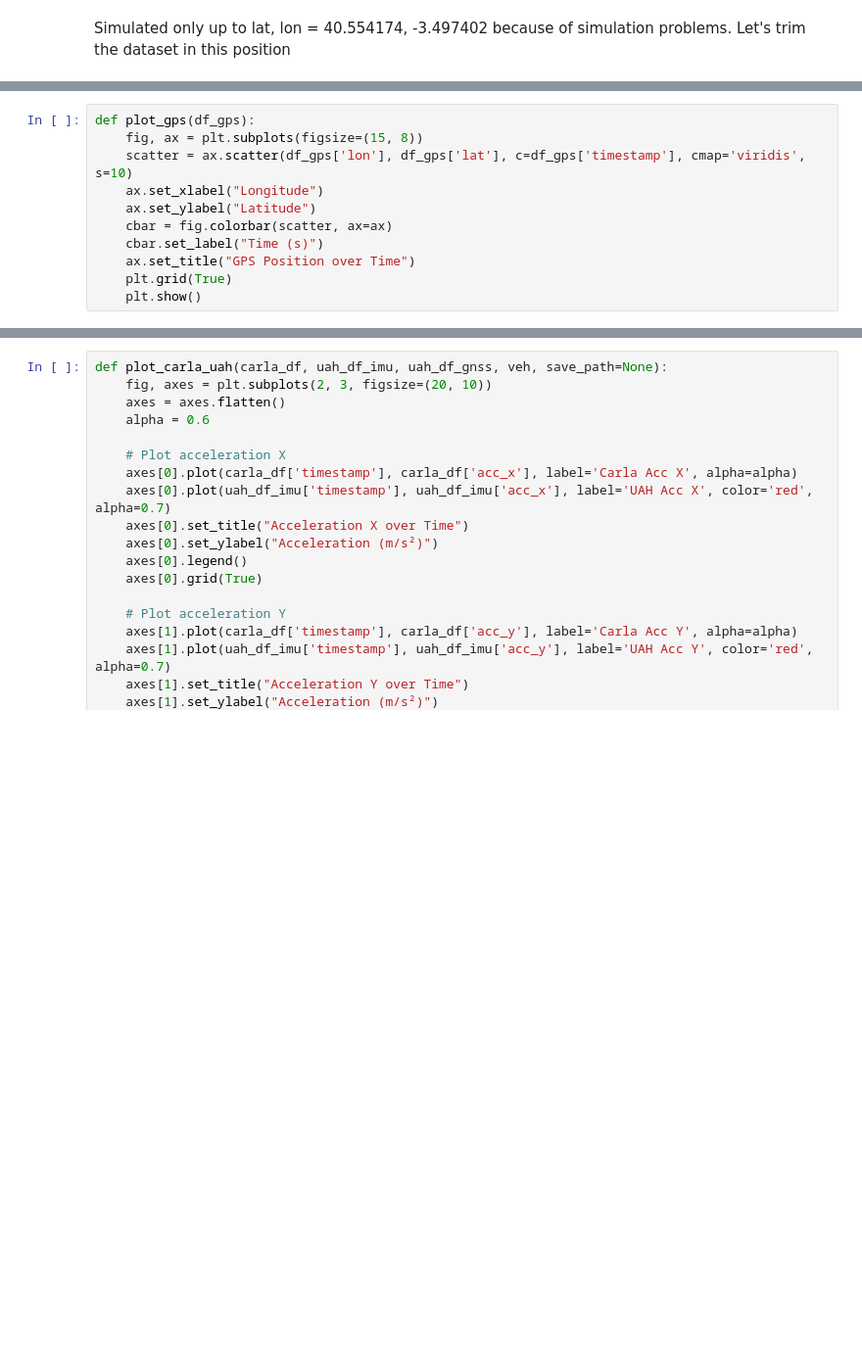
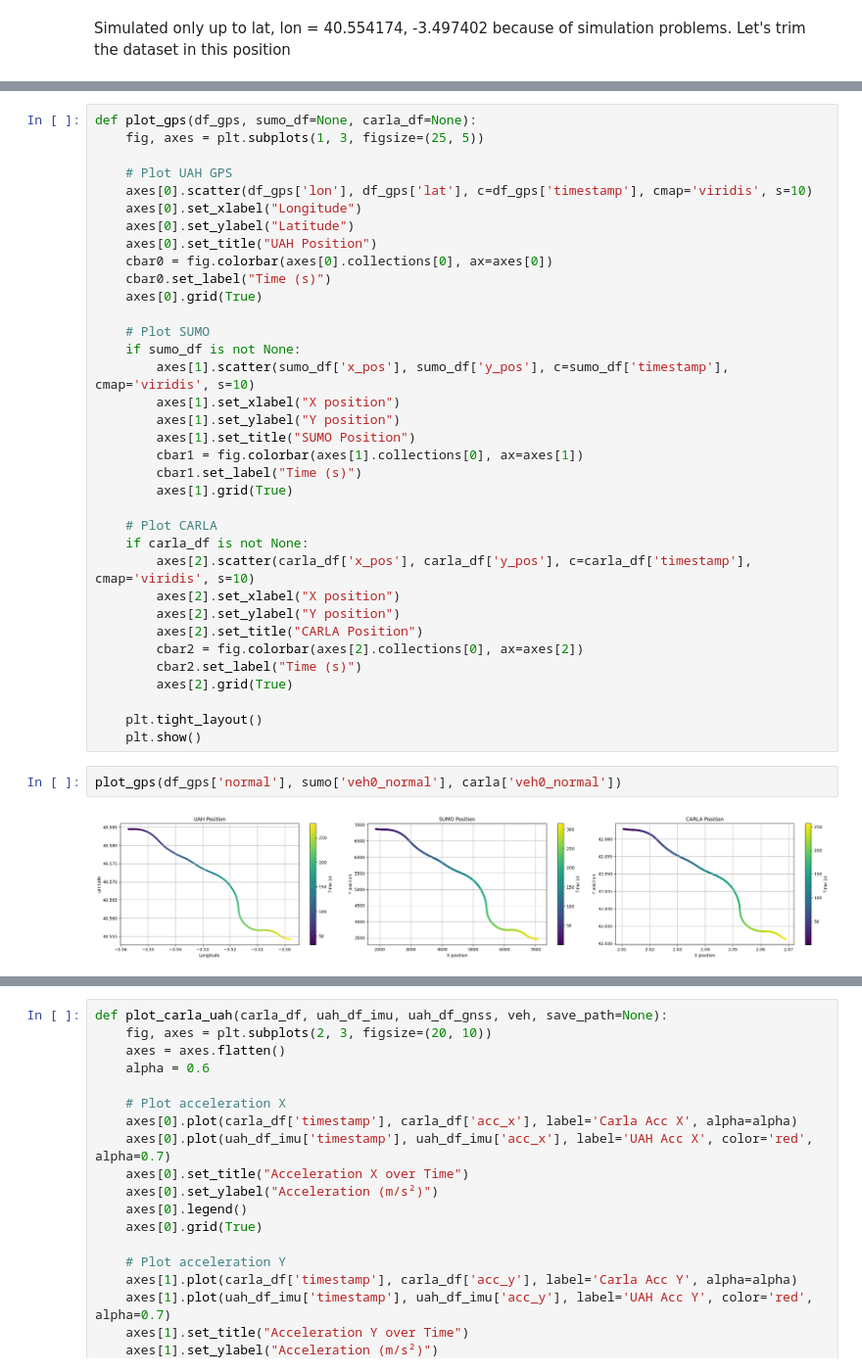
Before and after one commit to H-IAAC/sumo_carla_comparison, a Jupyter notebook: experiment1.ipynb, the cells around one changed output, grey strips where cells are left out. Shown at 98% size. Cells and saved outputs as stored; diff of their text form; blank space fills up the shorter version.

```diff
--- a/experiment1.ipynb
+++ b/experiment1.ipynb
@@ -383,14 +436,42 @@ df_gps['aggressive'] = trim_gnss(df_gps['aggressive'], max_lat, max_lon, lat_mar
 # %%
-def plot_gps(df_gps):
-    fig, ax = plt.subplots(figsize=(15, 8))
-    scatter = ax.scatter(df_gps['lon'], df_gps['lat'], c=df_gps['timestamp'], cmap='viridis', s=10)
-    ax.set_xlabel("Longitude")
-    ax.set_ylabel("Latitude")
-    cbar = fig.colorbar(scatter, ax=ax)
-    cbar.set_label("Time (s)")
-    ax.set_title("GPS Position over Time")
-    plt.grid(True)
+def plot_gps(df_gps, sumo_df=None, carla_df=None):
+    fig, axes = plt.subplots(1, 3, figsize=(25, 5))
+
+    # Plot UAH GPS
+    axes[0].scatter(df_gps['lon'], df_gps['lat'], c=df_gps['timestamp'], cmap='viridis', s=10)
+    axes[0].set_xlabel("Longitude")
+    axes[0].set_ylabel("Latitude")
+    axes[0].set_title("UAH Position")
+    cbar0 = fig.colorbar(axes[0].collections[0], ax=axes[0])
+    cbar0.set_label("Time (s)")
+    axes[0].grid(True)
+
+    # Plot SUMO
+    if sumo_df is not None:
+        axes[1].scatter(sumo_df['x_pos'], sumo_df['y_pos'], c=sumo_df['timestamp'], cmap='viridis', s=10)
+        axes[1].set_xlabel("X position")
+        axes[1].set_ylabel("Y position")
+        axes[1].set_title("SUMO Position")
+        cbar1 = fig.colorbar(axes[1].collections[0], ax=axes[1])
+        cbar1.set_label("Time (s)")
+        axes[1].grid(True)
+
+    # Plot CARLA
+    if carla_df is not None:
+        axes[2].scatter(carla_df['x_pos'], carla_df['y_pos'], c=carla_df['timestamp'], cmap='viridis', s=10)
+        axes[2].set_xlabel("X position")
+        axes[2].set_ylabel("Y position")
+        axes[2].set_title("CARLA Position")
+        cbar2 = fig.colorbar(axes[2].collections[0], ax=axes[2])
+        cbar2.set_label("Time (s)")
+        axes[2].grid(True)
+
+    plt.tight_layout()
     plt.show()
+# %%
+plot_gps(df_gps['normal'], sumo['veh0_normal'], carla['veh0_normal'])
+# %% [output]
+[figure, added]
 # %%
 def plot_sumo_uah(sumo_df, uah_df_gnss, uah_df_imu, idx, save_path=None):
     fig, axes = plt.subplots(1, 3, figsize=(20, 5))
```
Also changed, not shown: parts of 24 cells of this notebook, 49 other files.
